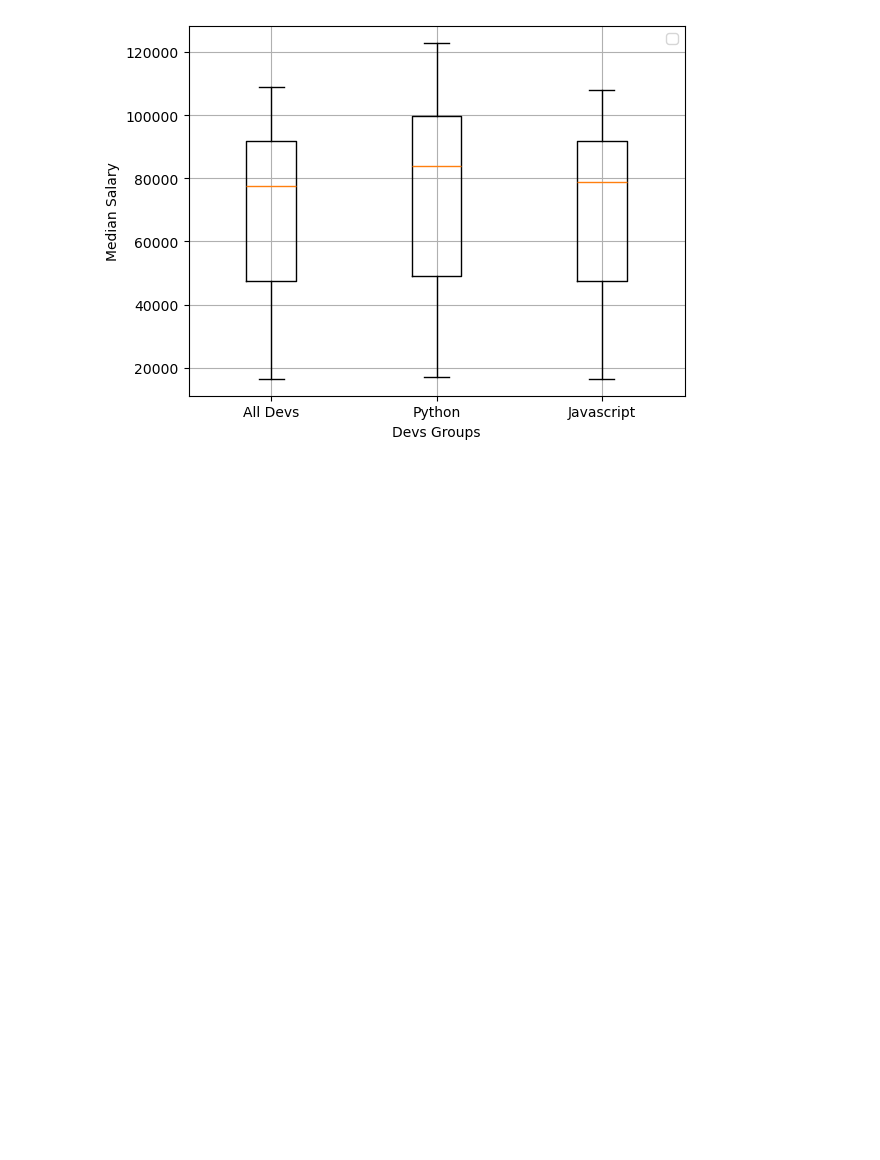
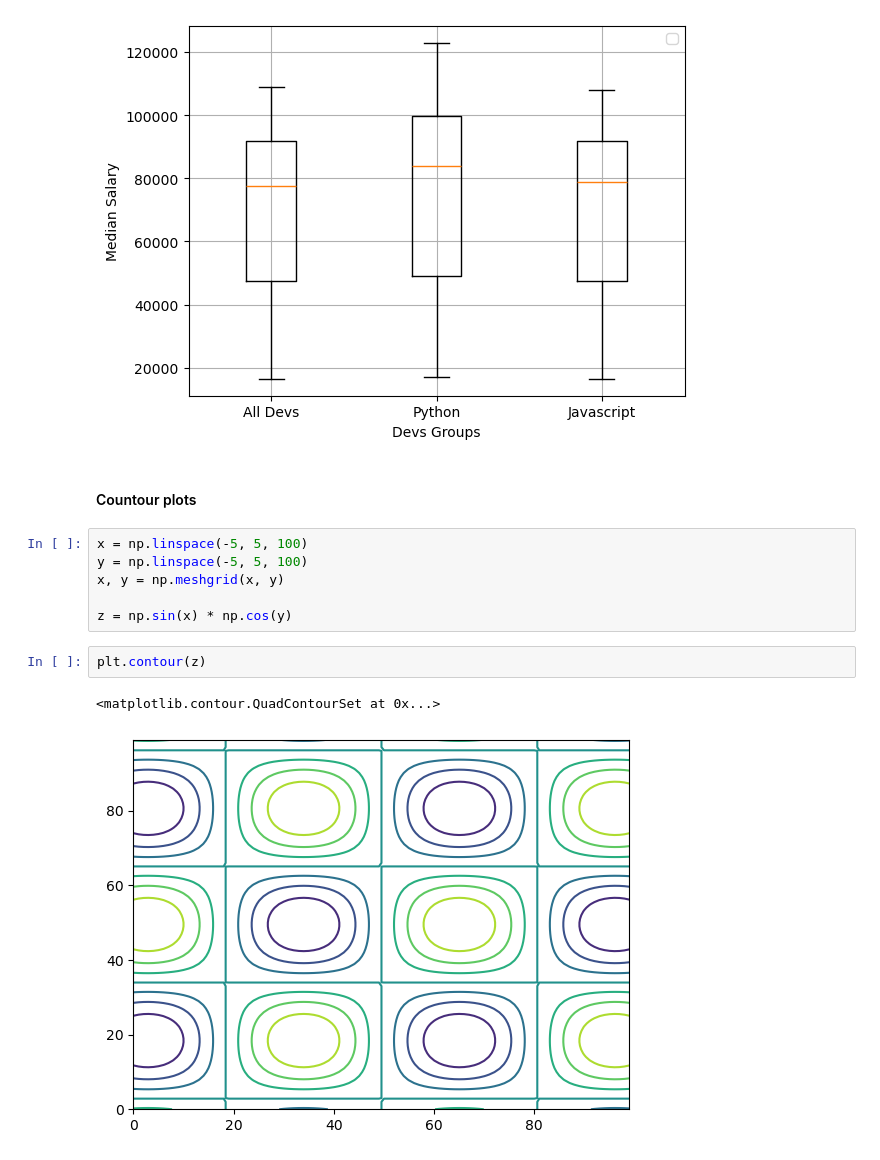
Before and after one commit to SharanJaiswal/py, a Jupyter notebook: DSc/02_matplot.ipynb, the cells around one changed output. Drawn from its saved outputs; the diff is of its cells as text; blank space fills up the shorter version.

```diff
--- a/DSc/02_matplot.ipynb
+++ b/DSc/02_matplot.ipynb
@@ -696,3 +696,16 @@ plt.grid(True)
 plt.show()
 # %% [output]
 [figure]
+# %% [markdown]
+#### Countour plots
+# %%
+x = np.linspace(-5, 5, 100)
+y = np.linspace(-5, 5, 100)
+x, y = np.meshgrid(x, y)
+
+z = np.sin(x) * np.cos(y)
+# %%
+plt.contour(z)
+# %% [output]
+<matplotlib.contour.QuadContourSet at 0x...>
+[figure, added]
```
Also changed, not shown: parts of 8 cells of this notebook, 21 other files.
